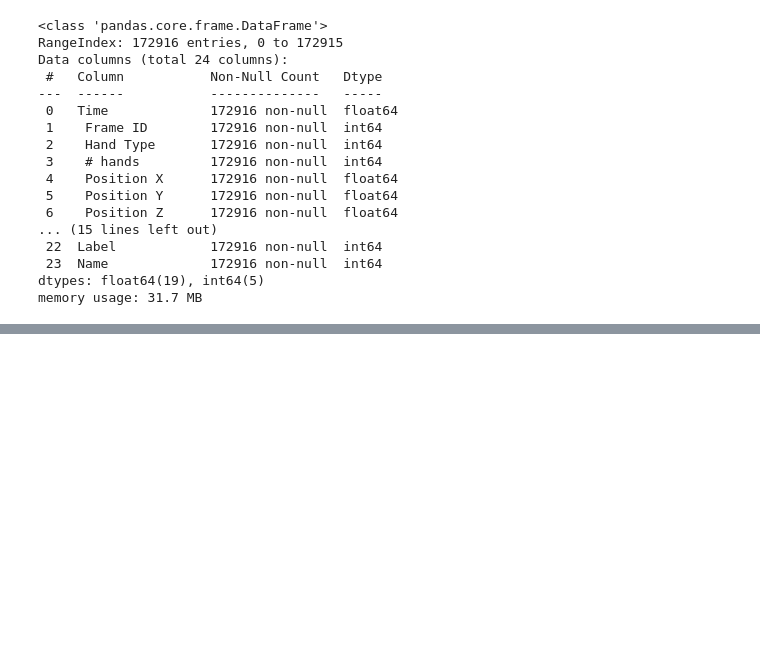
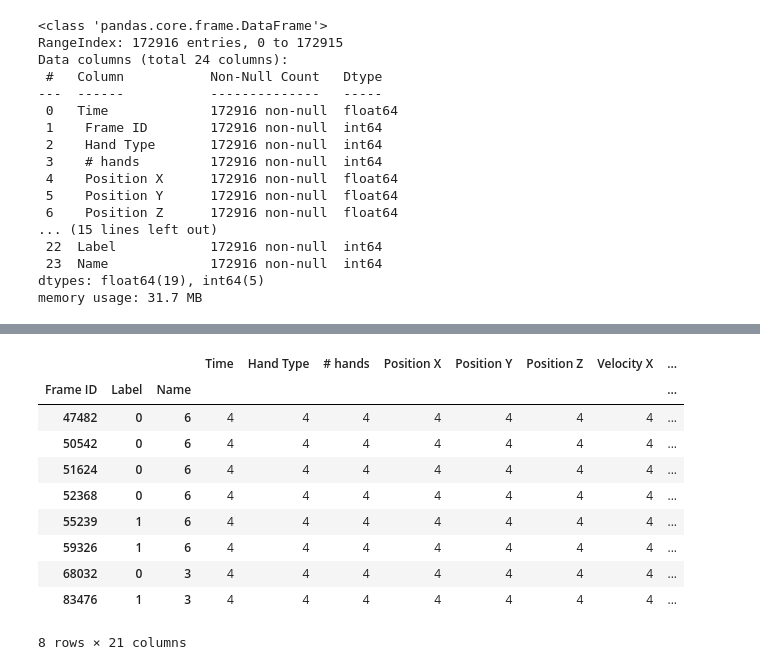
Before and after one commit to ortrsa/Data_Science_Final_Project_2, a Jupyter notebook: Notebook3.ipynb, the cells around one changed output, grey strips where cells are left out. Saved outputs shown, nothing was run; the diff lists cells and outputs as text; code cells hidden in the pictures; blank space fills up the shorter version.

```diff
--- a/Notebook3.ipynb
+++ b/Notebook3.ipynb
@@ -69,0 +116,15 @@ memory usage: 31.7 MB
+# %%
+g = frame.groupby([' Frame ID','Label', 'Name'] ).count()
+g[g["Time"]>2]
+# %% [output]
+|  |  |  | Time | Hand Type | # hands | Position X | Position Y | Position Z | Velocity X | ... |
+| Frame ID | Label | Name |  |  |  |  |  |  |  | ... |
+| 47482 | 0 | 6 | 4 | 4 | 4 | 4 | 4 | 4 | 4 | ... |
+| 50542 | 0 | 6 | 4 | 4 | 4 | 4 | 4 | 4 | 4 | ... |
+| 51624 | 0 | 6 | 4 | 4 | 4 | 4 | 4 | 4 | 4 | ... |
+| 52368 | 0 | 6 | 4 | 4 | 4 | 4 | 4 | 4 | 4 | ... |
+| 55239 | 1 | 6 | 4 | 4 | 4 | 4 | 4 | 4 | 4 | ... |
+| 59326 | 1 | 6 | 4 | 4 | 4 | 4 | 4 | 4 | 4 | ... |
+| 68032 | 0 | 3 | 4 | 4 | 4 | 4 | 4 | 4 | 4 | ... |
+| 83476 | 1 | 3 | 4 | 4 | 4 | 4 | 4 | 4 | 4 | ... |
+8 rows × 21 columns
```
Also changed, not shown: parts of 15 cells of this notebook.
